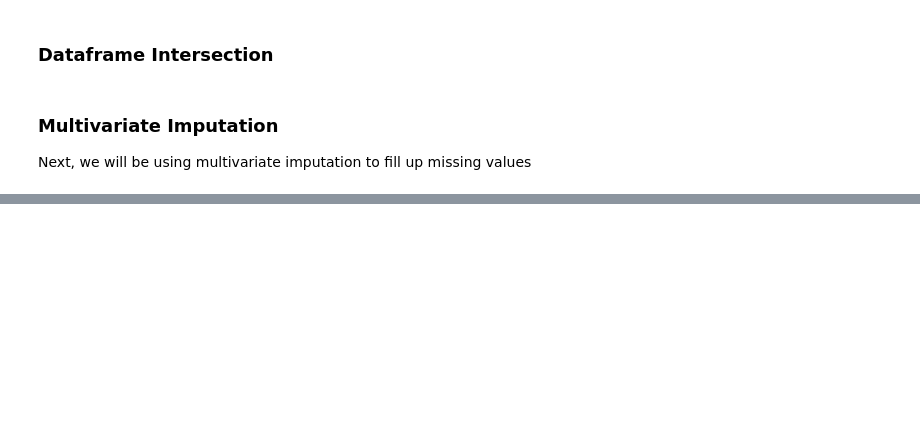
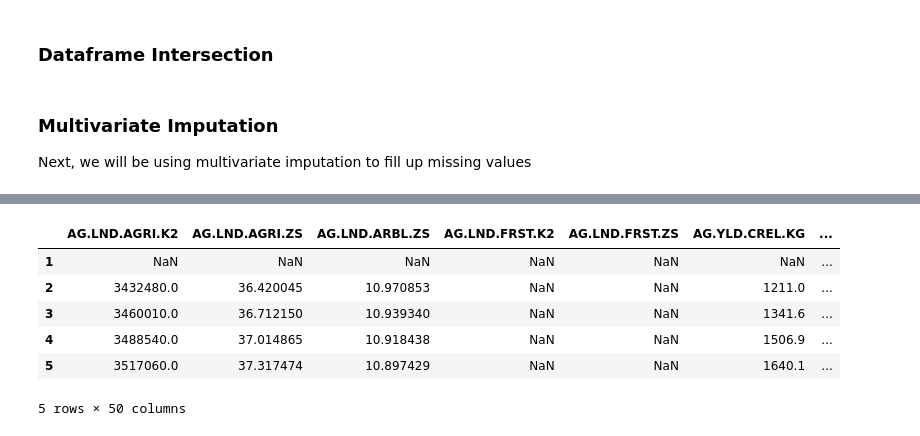
Before and after one commit to BingQuanChua/SASPICIOUS, a Jupyter notebook: eda_worldbank.ipynb, the cells around one changed output, grey strips where cells are left out. Drawn from its saved outputs; the diff is of its cells as text; code cells hidden in the pictures; blank space fills up the shorter version.

```diff
--- a/eda_worldbank.ipynb
+++ b/eda_worldbank.ipynb
@@ -277,0 +614,10 @@ df_china_predict
+# %%
+df_china.head()
+# %% [output]
+|  | AG.LND.AGRI.K2 | AG.LND.AGRI.ZS | AG.LND.ARBL.ZS | AG.LND.FRST.K2 | AG.LND.FRST.ZS | AG.YLD.CREL.KG | ... |
+| 1 | NaN | NaN | NaN | NaN | NaN | NaN | ... |
+| 2 | 3432480.0 | 36.420045 | 10.970853 | NaN | NaN | 1211.0 | ... |
+| 3 | 3460010.0 | 36.712150 | 10.939340 | NaN | NaN | 1341.6 | ... |
+| 4 | 3488540.0 | 37.014865 | 10.918438 | NaN | NaN | 1506.9 | ... |
+| 5 | 3517060.0 | 37.317474 | 10.897429 | NaN | NaN | 1640.1 | ... |
+5 rows × 50 columns
```
Also changed, not shown: parts of 29 cells of this notebook, 4 other files.
